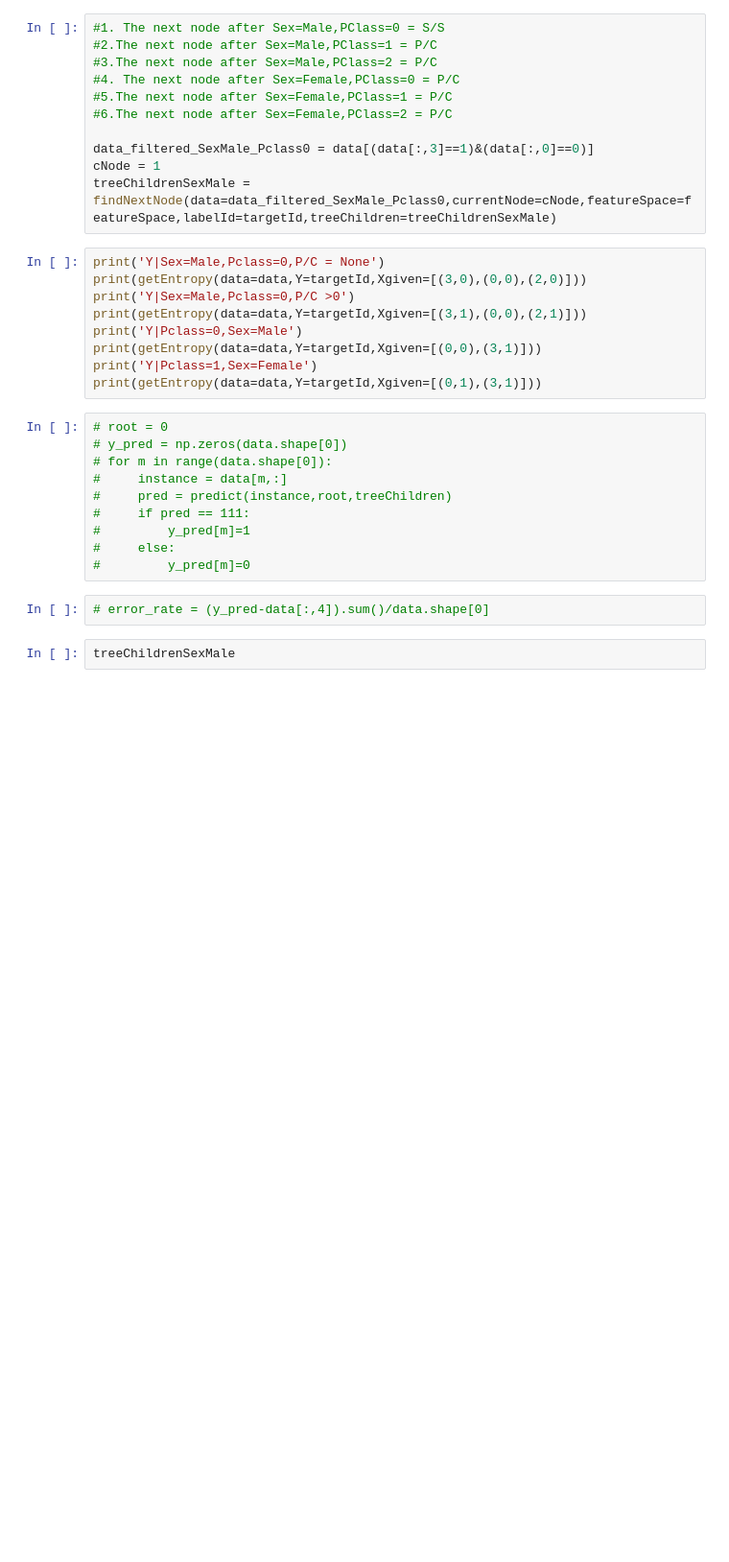
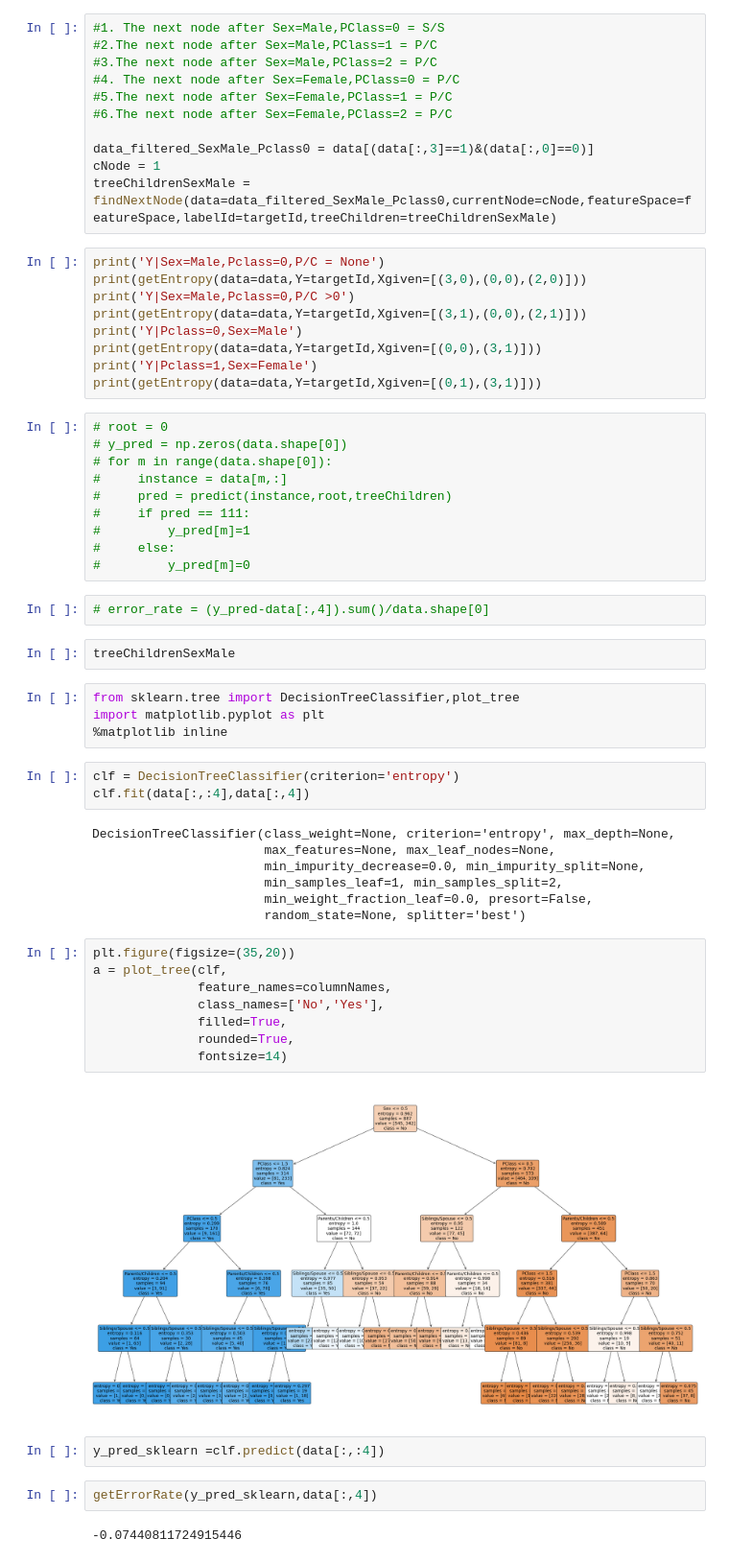
Before and after one commit to sm171190/stats_and_ML, a Jupyter notebook: DecisionTreeTitanic.ipynb, the cells around one changed output. Shown: that part at 96% size. Saved outputs shown, nothing was run; the diff lists cells and outputs as text; blank space fills up the shorter version.

Commit message:
Added sklearn DTree for comparision'

```diff
--- a/DecisionTreeTitanic.ipynb
+++ b/DecisionTreeTitanic.ipynb
@@ -306,3 +308,33 @@ print(getEntropy(data=data,Y=targetId,Xgiven=[(0,1),(3,1)]))
 # error_rate = (y_pred-data[:,4]).sum()/data.shape[0]
 # %%
 treeChildrenSexMale
+# %%
+from sklearn.tree import DecisionTreeClassifier,plot_tree
+import matplotlib.pyplot as plt
+%matplotlib inline
+# %%
+clf = DecisionTreeClassifier(criterion='entropy')
+clf.fit(data[:,:4],data[:,4])
+# %% [output]
+DecisionTreeClassifier(class_weight=None, criterion='entropy', max_depth=None,
+                       max_features=None, max_leaf_nodes=None,
+                       min_impurity_decrease=0.0, min_impurity_split=None,
+                       min_samples_leaf=1, min_samples_split=2,
+                       min_weight_fraction_leaf=0.0, presort=False,
+                       random_state=None, splitter='best')
+# %%
+plt.figure(figsize=(35,20))
+a = plot_tree(clf,
+              feature_names=columnNames,
+              class_names=['No','Yes'],
+              filled=True,
+              rounded=True,
+              fontsize=14)
+# %% [output]
+[figure, added]
+# %%
+y_pred_sklearn =clf.predict(data[:,:4])
+# %%
+getErrorRate(y_pred_sklearn,data[:,4])
+# %% [output]
+-0.07440811724915446
```
Also changed, not shown: parts of 1 cell of this notebook, 1 other file.
